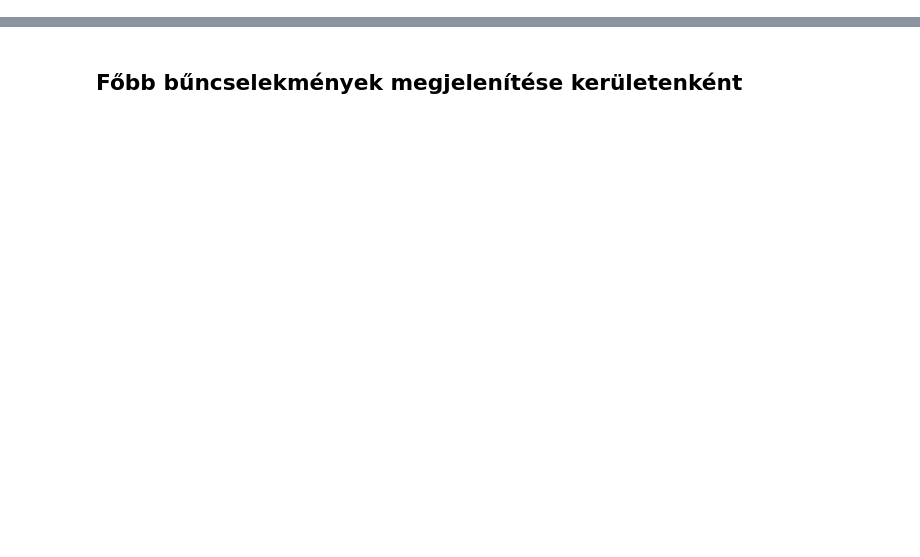
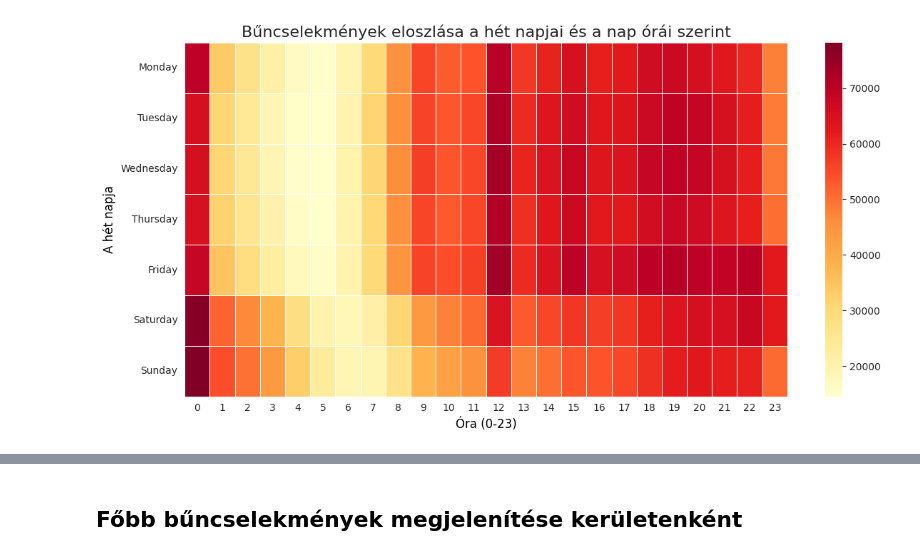
Before and after one commit to enikogyorfi/Szakdolgozat, a Jupyter notebook: szakdolgozat.ipynb, the cells around one changed output, grey strips where cells are left out. Cells and saved outputs as stored; diff of their text form; code cells hidden in the pictures; blank space fills up the shorter version.

```diff
--- a/szakdolgozat.ipynb
+++ b/szakdolgozat.ipynb
@@ -90,0 +218,30 @@ m
+# %%
+df['Date'] = pd.to_datetime(df['Date'], format='%m/%d/%Y %I:%M:%S %p')
+
+
+df['Hour'] = df['Date'].dt.hour
+df['DayOfWeek'] = df['Date'].dt.day_name()
+df['Month'] = df['Date'].dt.month
+df['Year_Month'] = df['Date'].dt.to_period('M')
+# %%
+plt.figure(figsize=(12, 6))
+
+
+days_order = ['Monday', 'Tuesday', 'Wednesday', 'Thursday', 'Friday', 'Saturday', 'Sunday']
+
+crime_heatmap_data = pd.crosstab(df['DayOfWeek'], df['Hour'])
+crime_heatmap_data = crime_heatmap_data.reindex(days_order)
+
+sns.set_style("white")
+sns.heatmap(crime_heatmap_data, cmap='YlOrRd', linewidths=.5)
+
+plt.title('Bűncselekmények eloszlása a hét napjai és a nap órái szerint', fontsize=16)
+
+plt.xlabel('Óra (0-23)', fontsize=12, color='black')
+plt.ylabel('A hét napja', fontsize=12, color='black')
+
+plt.tight_layout()
+plt.savefig('docs/Szakdolgozat docs/Images/EDA/buneset_heti_nap_eloszlása', dpi=300, bbox_inches='tight')
+plt.show()
+# %% [output]
+[figure, added]
```
Also changed, not shown: parts of 26 cells of this notebook, 9 other files.
